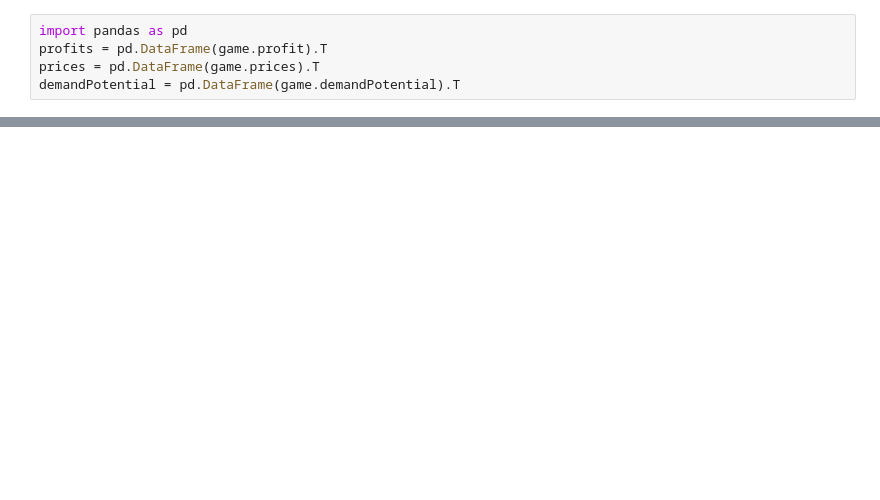
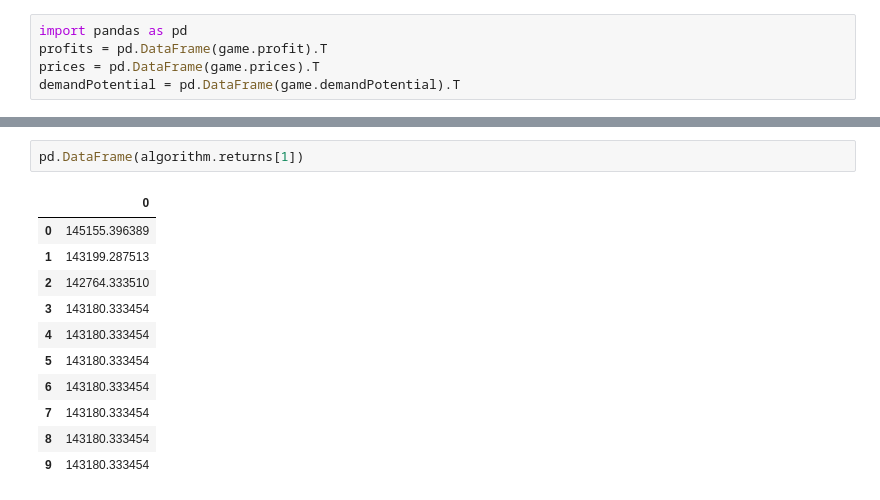
Before and after one commit to stengel/EquiLearn, a Jupyter notebook: learningAgents/src/LearningAgent Simulations.ipynb, the cells around one changed output, grey strips where cells are left out. Saved outputs shown, nothing was run; the diff lists cells and outputs as text; blank space fills up the shorter version.

```diff
--- a/learningAgents/src/LearningAgent Simulations.ipynb
+++ b/learningAgents/src/LearningAgent Simulations.ipynb
@@ -66,0 +158,14 @@ learning.plot()
+# %%
+pd.DataFrame(algorithm.returns[1])
+# %% [output]
+|  | 0 |
+| 0 | 145155.396389 |
+| 1 | 143199.287513 |
+| 2 | 142764.333510 |
+| 3 | 143180.333454 |
+| 4 | 143180.333454 |
+| 5 | 143180.333454 |
+| 6 | 143180.333454 |
+| 7 | 143180.333454 |
+| 8 | 143180.333454 |
+| 9 | 143180.333454 |
```
Also changed, not shown: parts of 16 cells of this notebook, 3 other files.
